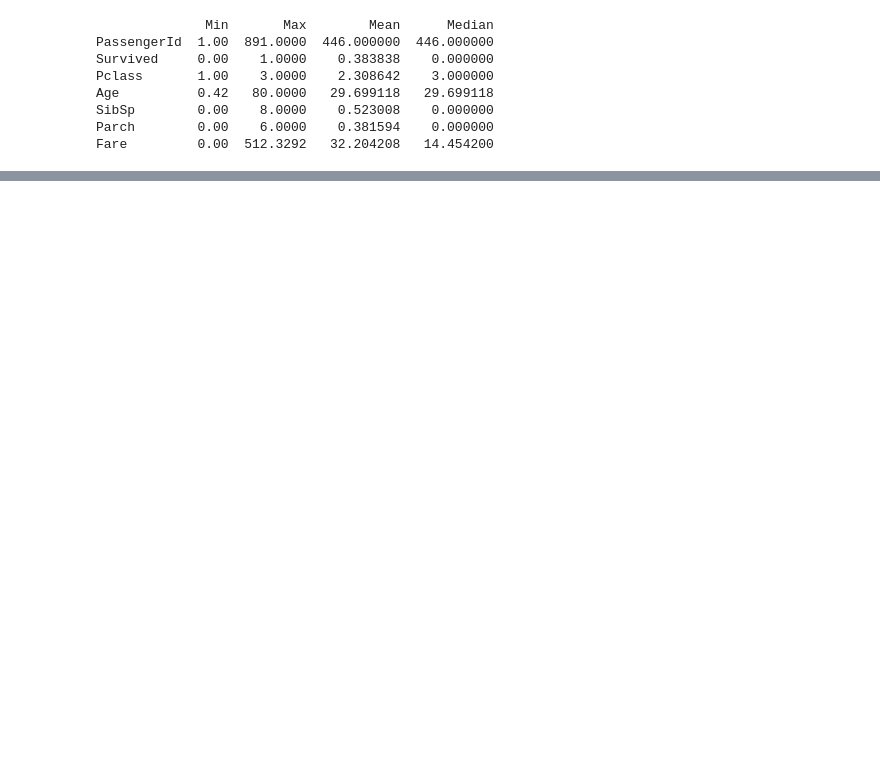
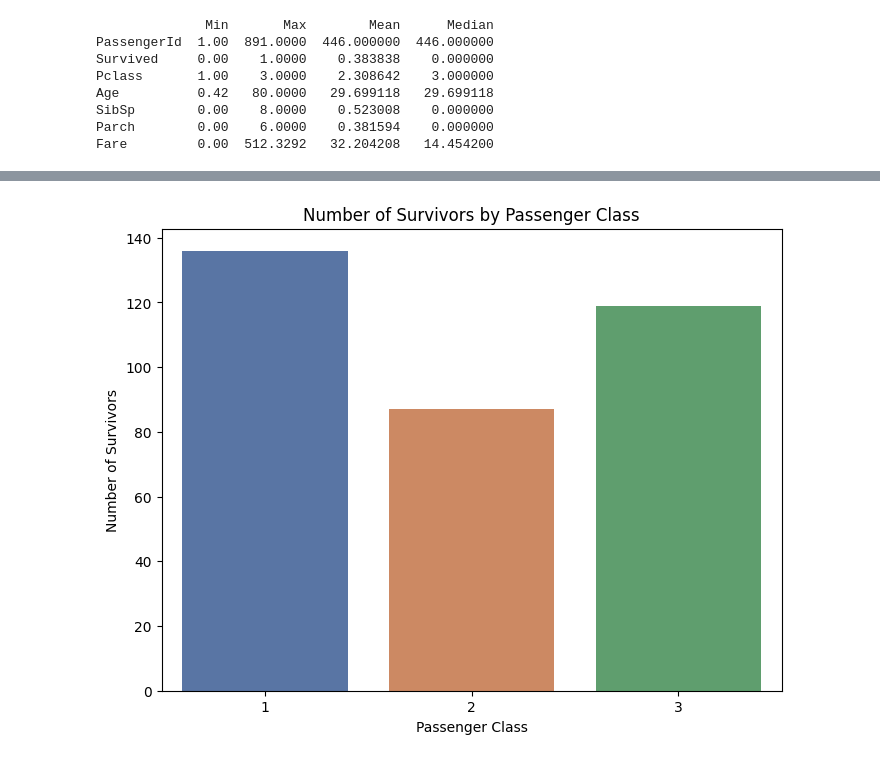
Before and after one commit to IndraLV/Python_Indiviual_Task_3, a Jupyter notebook: Python_individual_task3.ipynb, the cells around one changed output, grey strips where cells are left out. Cells and saved outputs as stored; diff of their text form; code cells hidden in the pictures; blank space fills up the shorter version.

```diff
--- a/Python_individual_task3.ipynb
+++ b/Python_individual_task3.ipynb
@@ -214,0 +183,14 @@ print(top_survival_rates)
+# %%
+# Calculating and visualizing survivals by passenger class using Seaborn.
+survivors_by_pclass = survived_df['Pclass'].value_counts().sort_index()
+
+plt.figure(figsize=(8, 6))
+sns.countplot(data=survived_df, x='Pclass', hue='Pclass', palette='deep', legend=False)
+
+plt.xlabel('Passenger Class')
+plt.ylabel('Number of Survivors')
+plt.title('Number of Survivors by Passenger Class')
+
+plt.show()
+# %% [output]
+[figure, added]
```
Also changed, not shown: parts of 15 cells of this notebook.
